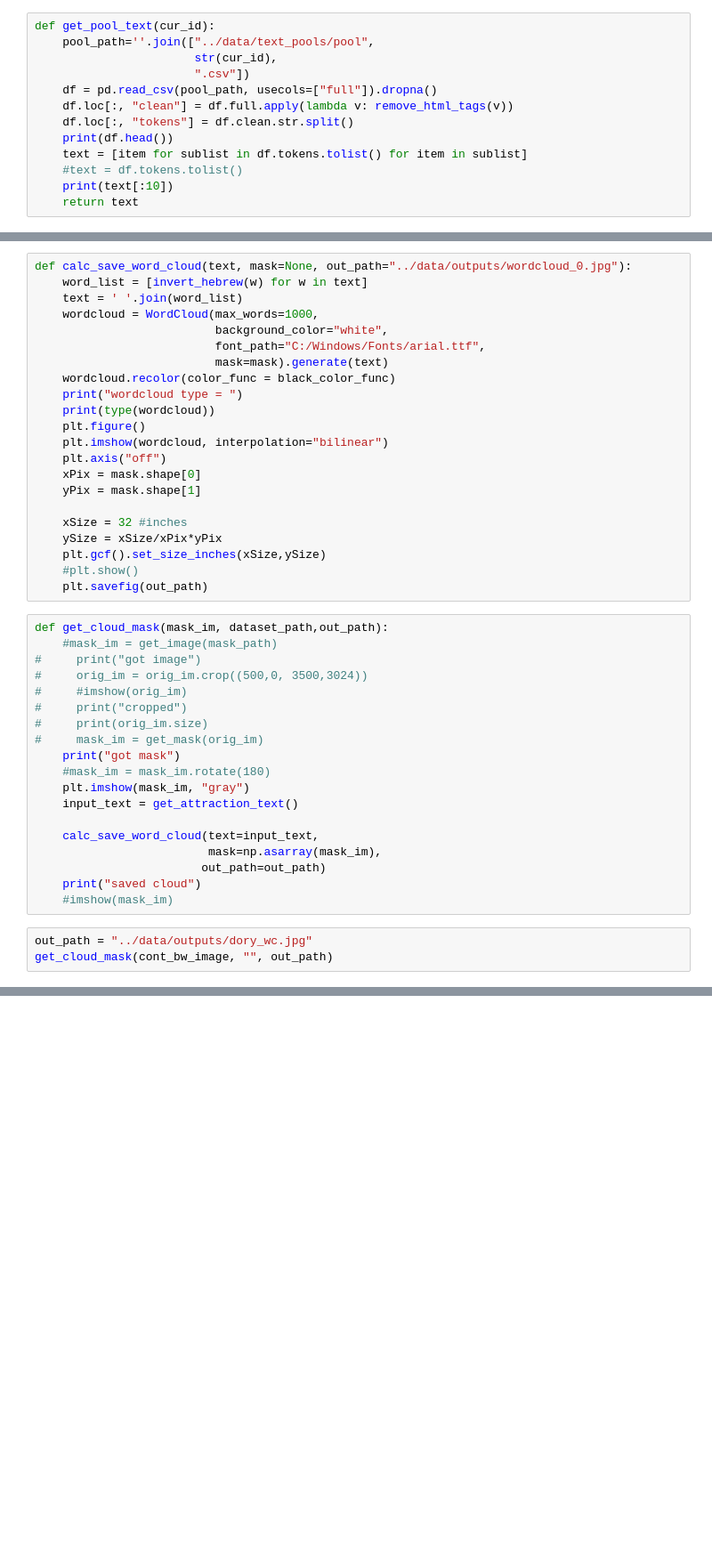
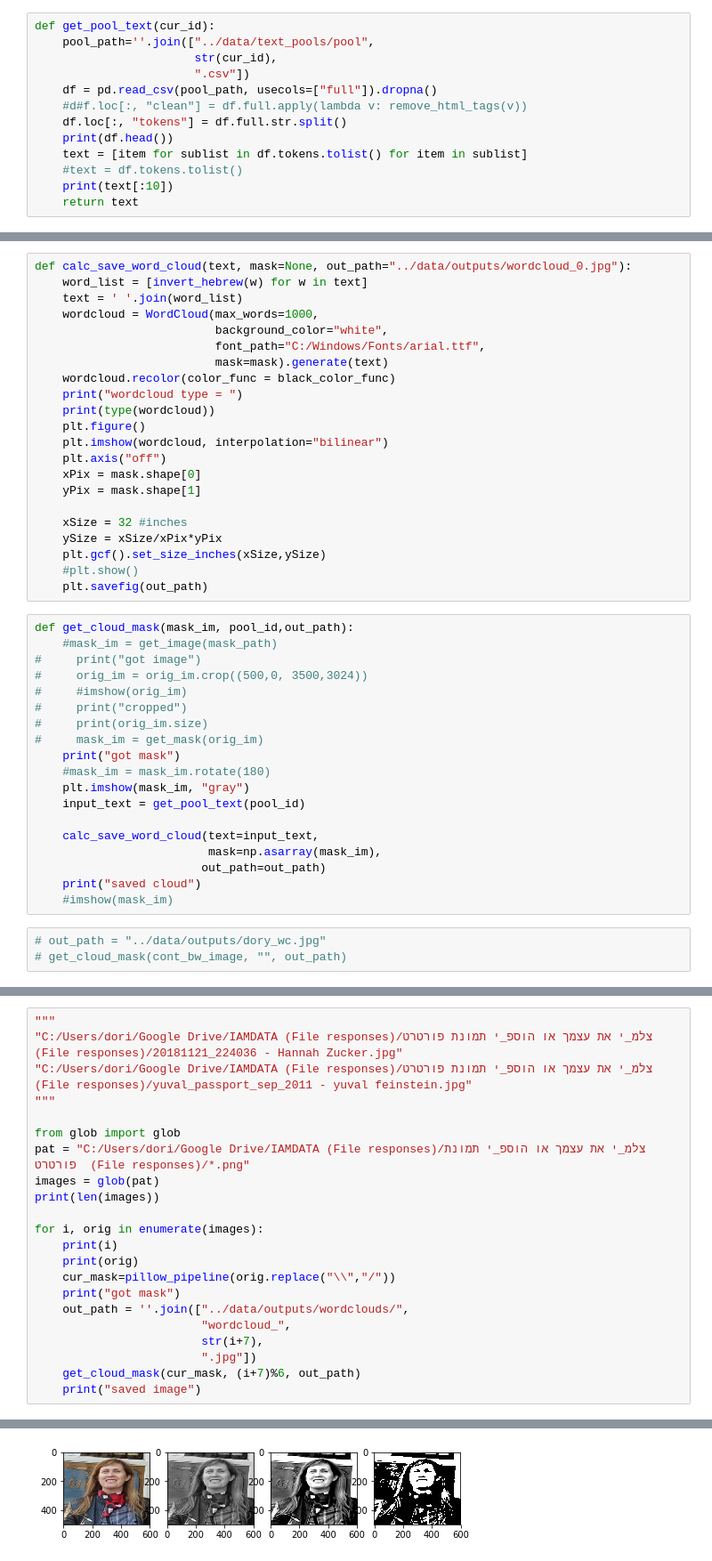
Before and after one commit to fyuval/artech-2018, a Jupyter notebook: notebooks/try_image_processing.ipynb, the cells around one changed output, grey strips where cells are left out. Shown at 89% size. Saved outputs shown, nothing was run; the diff lists cells and outputs as text; blank space fills up the shorter version.

Commit message:
wordcloud loop

```diff
--- a/notebooks/try_image_processing.ipynb
+++ b/notebooks/try_image_processing.ipynb
@@ -135,8 +140,8 @@ def get_pool_text(cur_id):
                        str(cur_id),
                        ".csv"])
     df = pd.read_csv(pool_path, usecols=["full"]).dropna()
-    df.loc[:, "clean"] = df.full.apply(lambda v: remove_html_tags(v))
-    df.loc[:, "tokens"] = df.clean.str.split()
+    #d#f.loc[:, "clean"] = df.full.apply(lambda v: remove_html_tags(v))
+    df.loc[:, "tokens"] = df.full.str.split()
     print(df.head())
     text = [item for sublist in df.tokens.tolist() for item in sublist]
     #text = df.tokens.tolist()
@@ -202,7 +204,7 @@ def calc_save_word_cloud(text, mask=None, out_path="../data/outputs/wordcloud_0.
     #plt.show()
     plt.savefig(out_path)
 # %%
-def get_cloud_mask(mask_im, dataset_path,out_path):
+def get_cloud_mask(mask_im, pool_id,out_path):
     #mask_im = get_image(mask_path)
 #     print("got image")
 #     orig_im = orig_im.crop((500,0, 3500,3024))
@@ -213,7 +215,7 @@ def get_cloud_mask(mask_im, dataset_path,out_path):
     print("got mask")
     #mask_im = mask_im.rotate(180)
     plt.imshow(mask_im, "gray")
-    input_text = get_attraction_text()
+    input_text = get_pool_text(pool_id)
 
     calc_save_word_cloud(text=input_text,
                          mask=np.asarray(mask_im),
@@ -221,5 +223,5 @@ def get_cloud_mask(mask_im, dataset_path,out_path):
     print("saved cloud")
     #imshow(mask_im)
 # %%
-out_path = "../data/outputs/dory_wc.jpg"
-get_cloud_mask(cont_bw_image, "", out_path)
+# out_path = "../data/outputs/dory_wc.jpg"
+# get_cloud_mask(cont_bw_image, "", out_path)
@@ -245,0 +228,23 @@ saved cloud
+# %%
+"""
+"C:/Users/dori/Google Drive/IAMDATA (File responses)/צלמ_י את עצמך או הוספ_י תמונת פורטרט  (File responses)/20181121_224036 - Hannah Zucker.jpg"
+"C:/Users/dori/Google Drive/IAMDATA (File responses)/צלמ_י את עצמך או הוספ_י תמונת פורטרט  (File responses)/yuval_passport_sep_2011 - yuval feinstein.jpg"
+"""
+
+from glob import glob
+pat = "C:/Users/dori/Google Drive/IAMDATA (File responses)/צלמ_י את עצמך או הוספ_י תמונת פורטרט  (File responses)/*.png"
+images = glob(pat)
+print(len(images))
+
+for i, orig in enumerate(images):
+    print(i)
+    print(orig)
+    cur_mask=pillow_pipeline(orig.replace("\\","/"))
+    print("got mask")
+    out_path = ''.join(["../data/outputs/wordclouds/",
+                        "wordcloud_",
+                        str(i+7),
+                        ".jpg"])
+    get_cloud_mask(cur_mask, (i+7)%6, out_path)
+    print("saved image")
+# %% [output]
@@ -245,0 +258 @@ saved cloud
+[figure, added]
```
Also changed, not shown: parts of 7 cells of this notebook.
